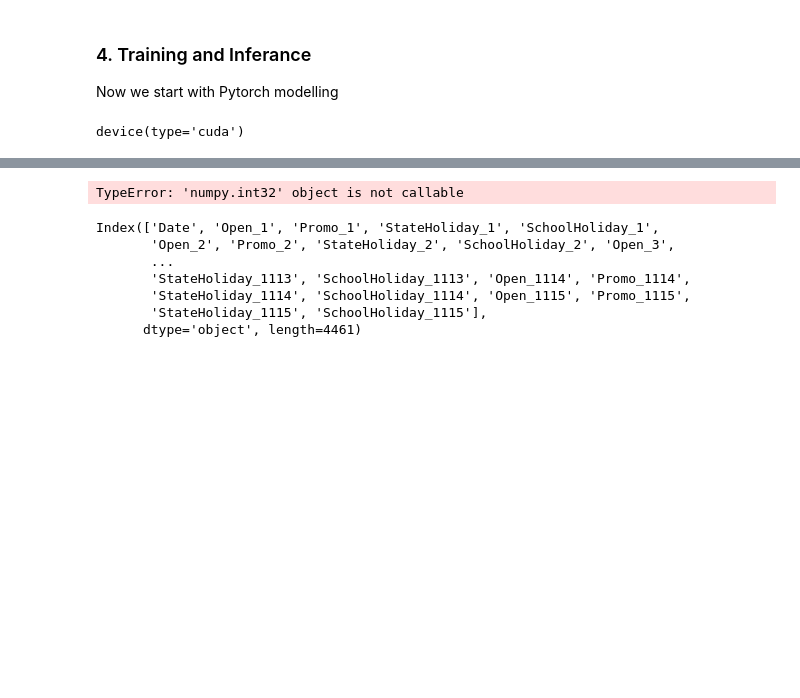
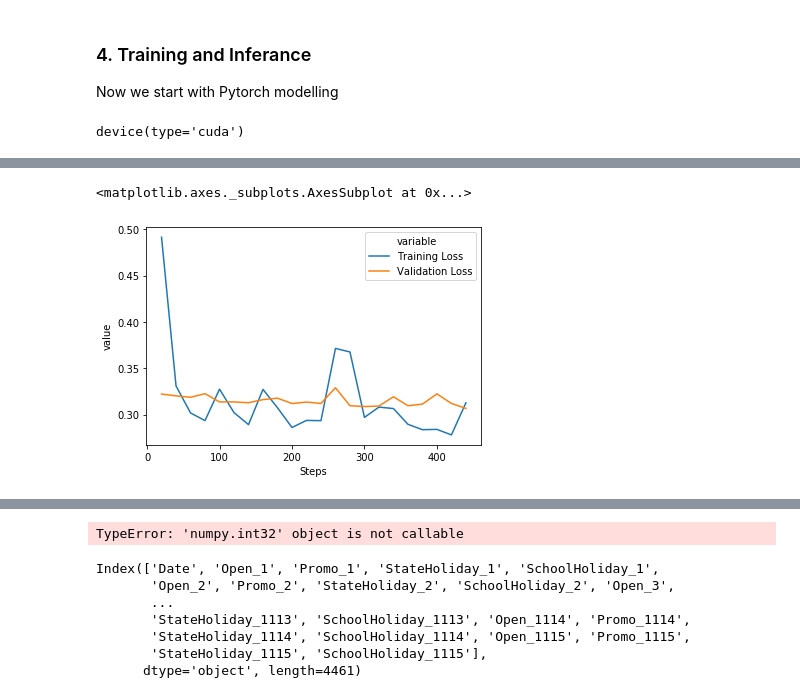
Before and after one commit to tianyiran02/udacityML_FinalProject, a Jupyter notebook: final_project.ipynb, the cells around one changed output, grey strips where cells are left out. Drawn from its saved outputs; the diff is of its cells as text; code cells hidden in the pictures; blank space fills up the shorter version.

```diff
--- a/final_project.ipynb
+++ b/final_project.ipynb
@@ -654,5 +657,5 @@ store1FullDataX
 # %%
-def generatYSeriesDataFromStore(df=trainingDataYDf, lookback=380, Store=1, withDate=False):
+def generatYSeriesDataFromStore(df=trainingDataYDf, lookback=740, Store=1, withDate=False):
     storeStr = "Sales_{}".format(Store)
     if withDate==True:
         df = df.loc[:,['Date',storeStr]]
@@ -686,8 +689,8 @@ Then we'll move on with real data which doesn't contain data label.
 trainingDataXDf = trainingDataXDf.drop(['Date'], axis=1)
 trainingDataYDf = trainingDataYDf.drop(['Date'], axis=1)
 # %%
-store1FullDataY = generatYSeriesDataFromStore(df=trainingDataYDf, lookback=380, Store=1)
-store1FullDataX = generatXSeriesDataFromStore(df=trainingDataXDf, lookback=380, Store=1)
+store1FullDataY = generatYSeriesDataFromStore(df=trainingDataYDf, lookback=740, Store=1)
+store1FullDataX = generatXSeriesDataFromStore(df=trainingDataXDf, lookback=740, Store=1)
 # %%
 # now define a function to gets the test/validation sets
 def generateTestValidSets(df, splitFrac=0.8, baseDay=10):
@@ -762,8 +765,8 @@ device
 device(type='cuda')
 # %%
 class LSTMRegressor(nn.Module):
-    def __init__(self, inputSize=1900, outputSize=1, lstmHiddenState=1025,
-                 fchiddenSize=128, lstmLayer=1, dropProb=0.2, batch=INPUT_BATCH):
+    def __init__(self, inputSize=740, outputSize=1, lstmHiddenState=2048,
+                 fchiddenSize=512, lstmLayer=1, dropProb=0.2, batch=INPUT_BATCH):
         super().__init__()
 
         self.inputSize = inputSize
@@ -786,7 +789,7 @@ class LSTMRegressor(nn.Module):
         lstmOut = lstmOut.contiguous().view(-1, self.lstmHiddenState)
 
         # further feed into the fc network
-        x = self.dropout(F.relu(self.fc1(lstmOut)))
+        x = self.dropout(F.relu(self.fc1(self.dropout(lstmOut))))
         x = self.fc2(x)
 
         out = self.sigmoid(x)
@@ -818,6 +821,9 @@ epochs = 1
 steps = 0
 running_loss = 0
 print_every = 20
+
+trainingLoss = []
+validLoss = []
 
 model.train()
 for i in range(epochs):
@@ -825,8 +831,8 @@ for i in range(epochs):
 
     for inputs, labels in trainloader:
         steps += 1
-        #h = tuple([e.data for e in h])
-        h = model.init_hidden()
+        h = tuple([e.data for e in h])
+        # h = model.init_hidden()
         # Move data to default device
         inputs, labels = inputs.to(device), labels.to(device)
 
@@ -852,7 +858,8 @@ for i in range(epochs):
                     batch_loss = criterion(output, labels.float())
 
                     test_loss += batch_loss.item()
-
+            trainingLoss.append(running_loss/print_every)
+            validLoss.append(test_loss/len(validloader))
             print("Epoch: {}/{}...".format(i+1, epochs),
                   "Step: {}...".format(steps),
                   "Train Loss: {:.6f}...".format(running_loss/print_every),
@@ -860,4 +867,11 @@ for i in range(epochs):
                   "Val Loss: {:.6f}".format(test_loss/len(validloader)))
             running_loss = 0
             model.train()
+
+# generate training/validationg dataframe for further plotting
+trainingData = pd.DataFrame({
+    'Steps': list(range(print_every, len(trainloader), print_every)),
+    'Training Loss': trainingLoss,
+    'Validation Loss': validLoss
+})
 # %% [output]
@@ -880,0 +886,6 @@ Epoch: 1/1... Step: 440... Train Loss: 0.309059... Step Loss: 0.370848... Val Lo
+# %%
+sns.lineplot(x='Steps', y='value', hue='variable',
+             data=pd.melt(trainingData, ['Steps']))
+# %% [output]
+<matplotlib.axes._subplots.AxesSubplot at 0x...>
+[figure, added]
```
Also changed, not shown: parts of 8 cells of this notebook.
